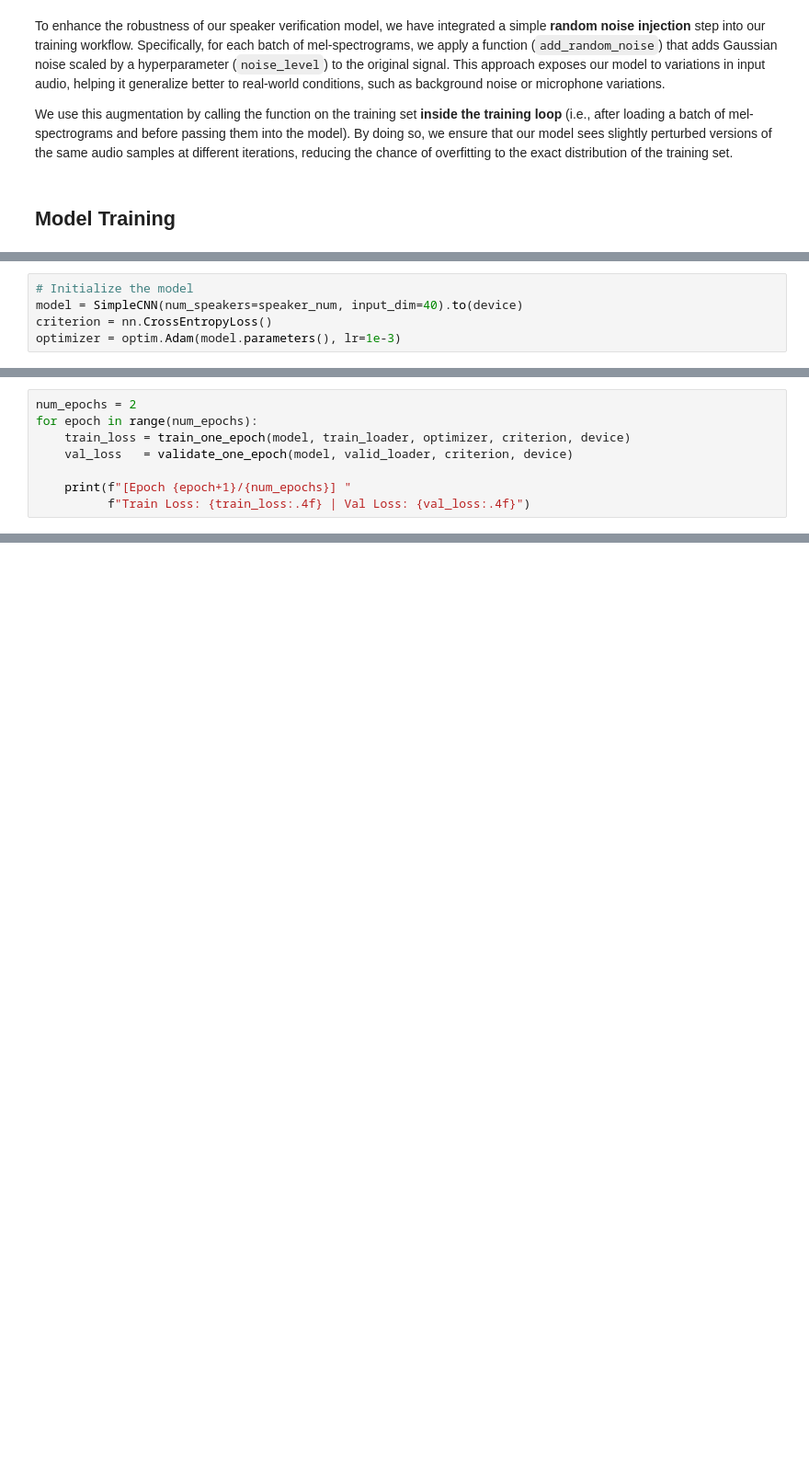
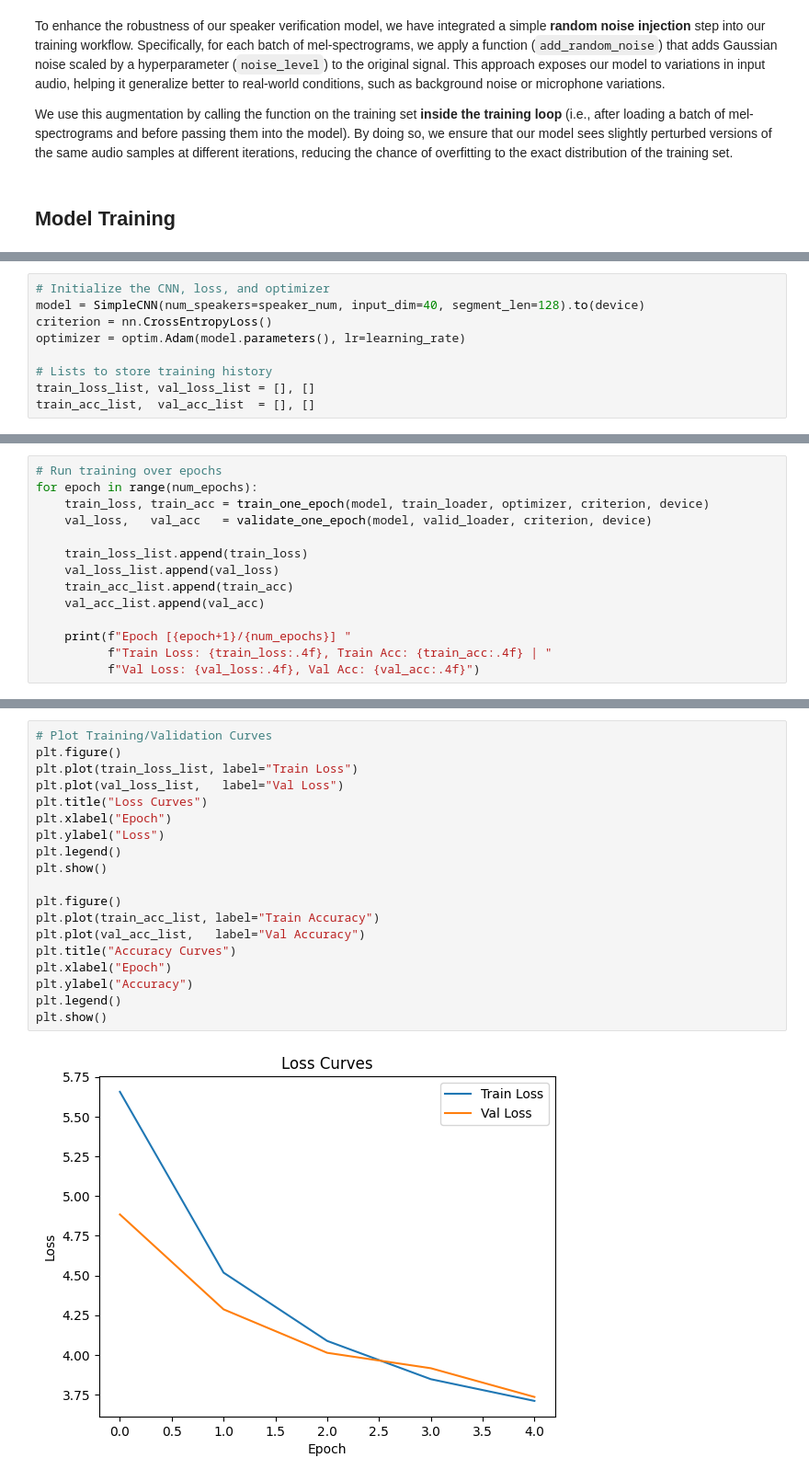
Before and after one commit to PotterHong/Test, a Jupyter notebook: speaker_verification.ipynb, the cells around one changed output, grey strips where cells are left out. Shown: that part at 92% size. Cells and saved outputs as stored; diff of their text form; blank space fills up the shorter version.

Commit message:
add more models

```diff
--- a/speaker_verification.ipynb
+++ b/speaker_verification.ipynb
@@ -256,7 +299,11 @@ device = torch.device("cuda" if torch.cuda.is_available() else "cpu")
 # %%
-# Initialize the model
-model = SimpleCNN(num_speakers=speaker_num, input_dim=40).to(device)
+# Initialize the CNN, loss, and optimizer
+model = SimpleCNN(num_speakers=speaker_num, input_dim=40, segment_len=128).to(device)
 criterion = nn.CrossEntropyLoss()
-optimizer = optim.Adam(model.parameters(), lr=1e-3)
+optimizer = optim.Adam(model.parameters(), lr=learning_rate)
+
+# Lists to store training history
+train_loss_list, val_loss_list = [], []
+train_acc_list,  val_acc_list  = [], []
 # %%
 # Define our training and validation loops
@@ -293,9 +362,15 @@ def validate_one_epoch(model, dataloader, criterion, device):
 # %%
-num_epochs = 2
+# Run training over epochs
 for epoch in range(num_epochs):
-    train_loss = train_one_epoch(model, train_loader, optimizer, criterion, device)
-    val_loss   = validate_one_epoch(model, valid_loader, criterion, device)
+    train_loss, train_acc = train_one_epoch(model, train_loader, optimizer, criterion, device)
+    val_loss,   val_acc   = validate_one_epoch(model, valid_loader, criterion, device)
 
-    print(f"[Epoch {epoch+1}/{num_epochs}] "
-          f"Train Loss: {train_loss:.4f} | Val Loss: {val_loss:.4f}")
+    train_loss_list.append(train_loss)
+    val_loss_list.append(val_loss)
+    train_acc_list.append(train_acc)
+    val_acc_list.append(val_acc)
+
+    print(f"Epoch [{epoch+1}/{num_epochs}] "
+          f"Train Loss: {train_loss:.4f}, Train Acc: {train_acc:.4f} | "
+          f"Val Loss: {val_loss:.4f}, Val Acc: {val_acc:.4f}")
 # %% [output]
@@ -306,0 +386,21 @@ print("Training complete. Model saved.")
+# %%
+# Plot Training/Validation Curves
+plt.figure()
+plt.plot(train_loss_list, label="Train Loss")
+plt.plot(val_loss_list,   label="Val Loss")
+plt.title("Loss Curves")
+plt.xlabel("Epoch")
+plt.ylabel("Loss")
+plt.legend()
+plt.show()
+
+plt.figure()
+plt.plot(train_acc_list, label="Train Accuracy")
+plt.plot(val_acc_list,   label="Val Accuracy")
+plt.title("Accuracy Curves")
+plt.xlabel("Epoch")
+plt.ylabel("Accuracy")
+plt.legend()
+plt.show()
+# %% [output]
+[figure, added]
```
Also changed, not shown: parts of 36 cells of this notebook, 6 other files.
